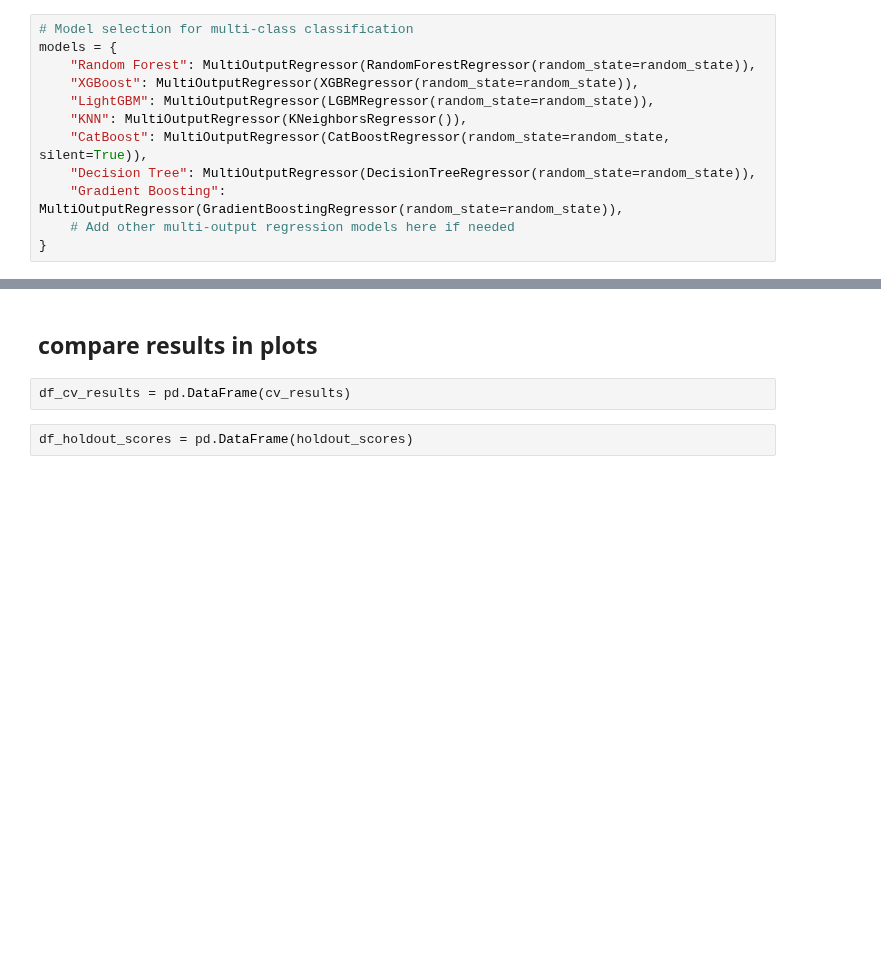
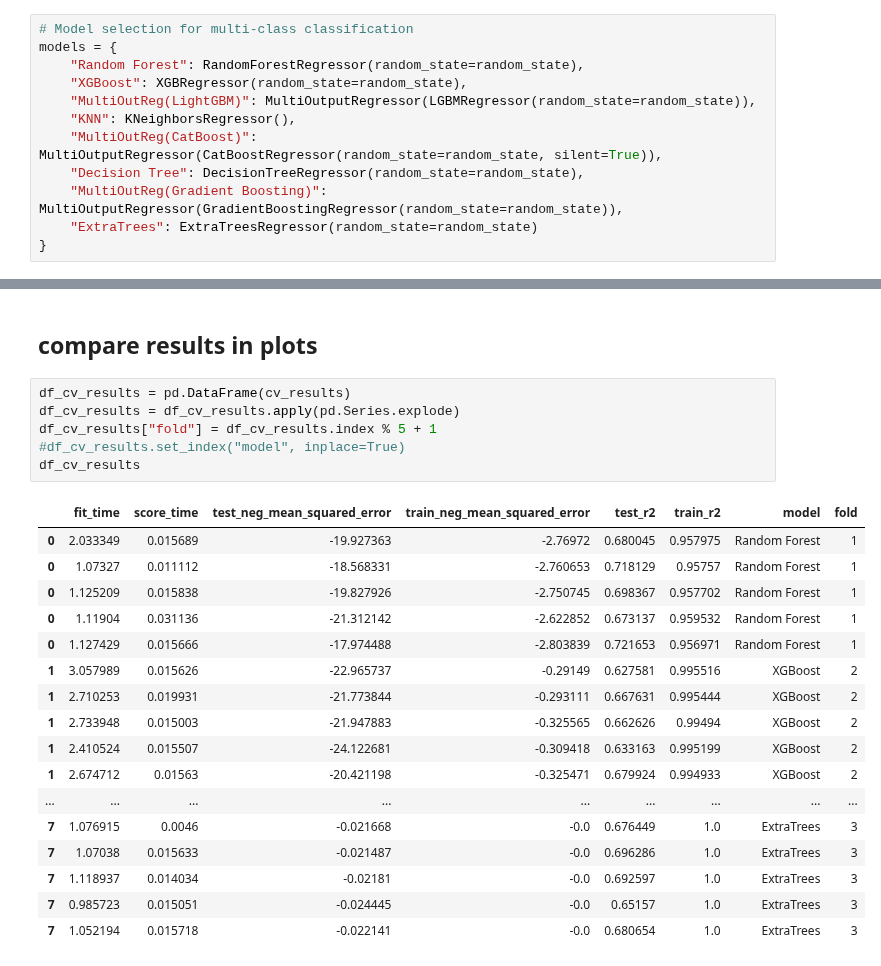
Before and after one commit to nina-prog/meta-learning-for-encoder-selection, a Jupyter notebook: notebooks/week13/week13-multi-output-pointwise.ipynb, the cells around one changed output, grey strips where cells are left out. Drawn from its saved outputs; the diff is of its cells as text; blank space fills up the shorter version.

```diff
--- a/notebooks/week13/week13-multi-output-pointwise.ipynb
+++ b/notebooks/week13/week13-multi-output-pointwise.ipynb
@@ -201,13 +173,13 @@ Columns of train data:  Index(['dataset', 'model_DTC', 'model_KNC', 'model_LGBMC
 # %%
 # Model selection for multi-class classification
 models = {
-    "Random Forest": MultiOutputRegressor(RandomForestRegressor(random_state=random_state)),
-    "XGBoost": MultiOutputRegressor(XGBRegressor(random_state=random_state)),
-    "LightGBM": MultiOutputRegressor(LGBMRegressor(random_state=random_state)),
-    "KNN": MultiOutputRegressor(KNeighborsRegressor()),
-    "CatBoost": MultiOutputRegressor(CatBoostRegressor(random_state=random_state, silent=True)),
-    "Decision Tree": MultiOutputRegressor(DecisionTreeRegressor(random_state=random_state)),
-    "Gradient Boosting": MultiOutputRegressor(GradientBoostingRegressor(random_state=random_state)),
-    # Add other multi-output regression models here if needed
+    "Random Forest": RandomForestRegressor(random_state=random_state),
+    "XGBoost": XGBRegressor(random_state=random_state),
+    "MultiOutReg(LightGBM)": MultiOutputRegressor(LGBMRegressor(random_state=random_state)),
+    "KNN": KNeighborsRegressor(),
+    "MultiOutReg(CatBoost)": MultiOutputRegressor(CatBoostRegressor(random_state=random_state, silent=True)),
+    "Decision Tree": DecisionTreeRegressor(random_state=random_state),
+    "MultiOutReg(Gradient Boosting)": MultiOutputRegressor(GradientBoostingRegressor(random_state=random_state)),
+    "ExtraTrees": ExtraTreesRegressor(random_state=random_state)
 }
 # %% [markdown]
@@ -305,6 +306,26 @@ Training model:  Random Forest (1/7) ...
 # %% [markdown]
 ## compare results in plots
-# %%
-df_cv_results = pd.DataFrame(cv_results)
-# %%
-df_holdout_scores = pd.DataFrame(holdout_scores)
+# %%
+df_cv_results = pd.DataFrame(cv_results)
+df_cv_results = df_cv_results.apply(pd.Series.explode)
+df_cv_results["fold"] = df_cv_results.index % 5 + 1
+#df_cv_results.set_index("model", inplace=True)
+df_cv_results
+# %% [output]
+|  | fit_time | score_time | test_neg_mean_squared_error | train_neg_mean_squared_error | test_r2 | train_r2 | model | fold |
+| 0 | 2.033349 | 0.015689 | -19.927363 | -2.76972 | 0.680045 | 0.957975 | Random Forest | 1 |
+| 0 | 1.07327 | 0.011112 | -18.568331 | -2.760653 | 0.718129 | 0.95757 | Random Forest | 1 |
+| 0 | 1.125209 | 0.015838 | -19.827926 | -2.750745 | 0.698367 | 0.957702 | Random Forest | 1 |
+| 0 | 1.11904 | 0.031136 | -21.312142 | -2.622852 | 0.673137 | 0.959532 | Random Forest | 1 |
+| 0 | 1.127429 | 0.015666 | -17.974488 | -2.803839 | 0.721653 | 0.956971 | Random Forest | 1 |
+| 1 | 3.057989 | 0.015626 | -22.965737 | -0.29149 | 0.627581 | 0.995516 | XGBoost | 2 |
+| 1 | 2.710253 | 0.019931 | -21.773844 | -0.293111 | 0.667631 | 0.995444 | XGBoost | 2 |
+| 1 | 2.733948 | 0.015003 | -21.947883 | -0.325565 | 0.662626 | 0.99494 | XGBoost | 2 |
+| 1 | 2.410524 | 0.015507 | -24.122681 | -0.309418 | 0.633163 | 0.995199 | XGBoost | 2 |
+| 1 | 2.674712 | 0.01563 | -20.421198 | -0.325471 | 0.679924 | 0.994933 | XGBoost | 2 |
+| ... | ... | ... | ... | ... | ... | ... | ... | ... |
+| 7 | 1.076915 | 0.0046 | -0.021668 | -0.0 | 0.676449 | 1.0 | ExtraTrees | 3 |
+| 7 | 1.07038 | 0.015633 | -0.021487 | -0.0 | 0.696286 | 1.0 | ExtraTrees | 3 |
+| 7 | 1.118937 | 0.014034 | -0.02181 | -0.0 | 0.692597 | 1.0 | ExtraTrees | 3 |
+| 7 | 0.985723 | 0.015051 | -0.024445 | -0.0 | 0.65157 | 1.0 | ExtraTrees | 3 |
+| 7 | 1.052194 | 0.015718 | -0.022141 | -0.0 | 0.680654 | 1.0 | ExtraTrees | 3 |
```
Also changed, not shown: parts of 18 cells of this notebook, 4 other files.
